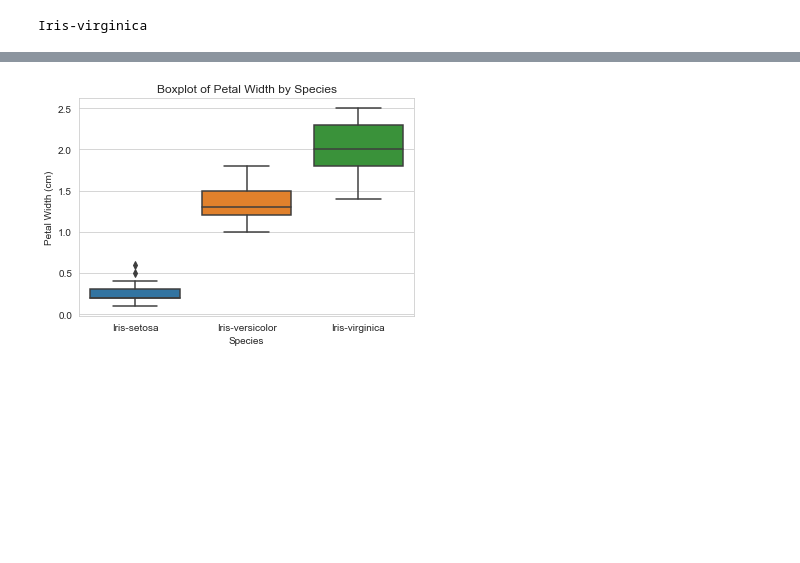
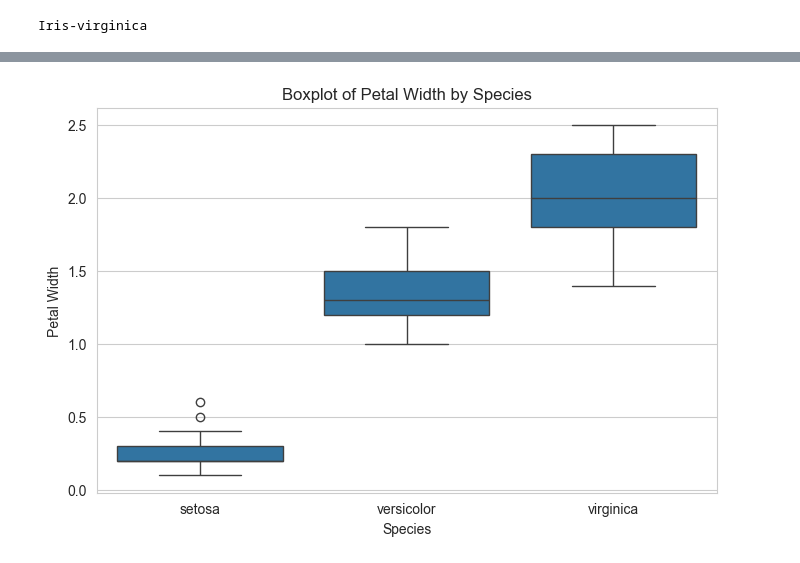
Before and after one commit to Gurule2007/internship, a Jupyter notebook: Day31/lris.ipynb, the cells around one changed output, grey strips where cells are left out. Saved outputs shown, nothing was run; the diff lists cells and outputs as text; code cells hidden in the pictures; blank space fills up the shorter version.

```diff
--- a/Day31/lris.ipynb
+++ b/Day31/lris.ipynb
@@ -171,9 +177,16 @@ plt.show()
 # %%
-sns.boxplot(data=Iris, x='Species', y='PetalWidthCm')
-plt.title('Boxplot of Petal Width by Species')
-plt.xlabel('Species')
-plt.ylabel('Petal Width (cm)')
+# •	Create a boxplot of petal_width by species.
+import seaborn as sns
+import matplotlib.pyplot as plt
+Iris = sns.load_dataset("iris")
+
+
+plt.figure(figsize=(8, 5))
+sns.boxplot(x="species", y="petal_width", data=Iris)
+plt.title("Boxplot of Petal Width by Species")
+plt.xlabel("Species")
+plt.ylabel("Petal Width")
 plt.show()
 # %% [output]
-[figure, old version]
+[figure, new version]
 # %%
```
Also changed, not shown: parts of 13 cells of this notebook, 4 other files.
